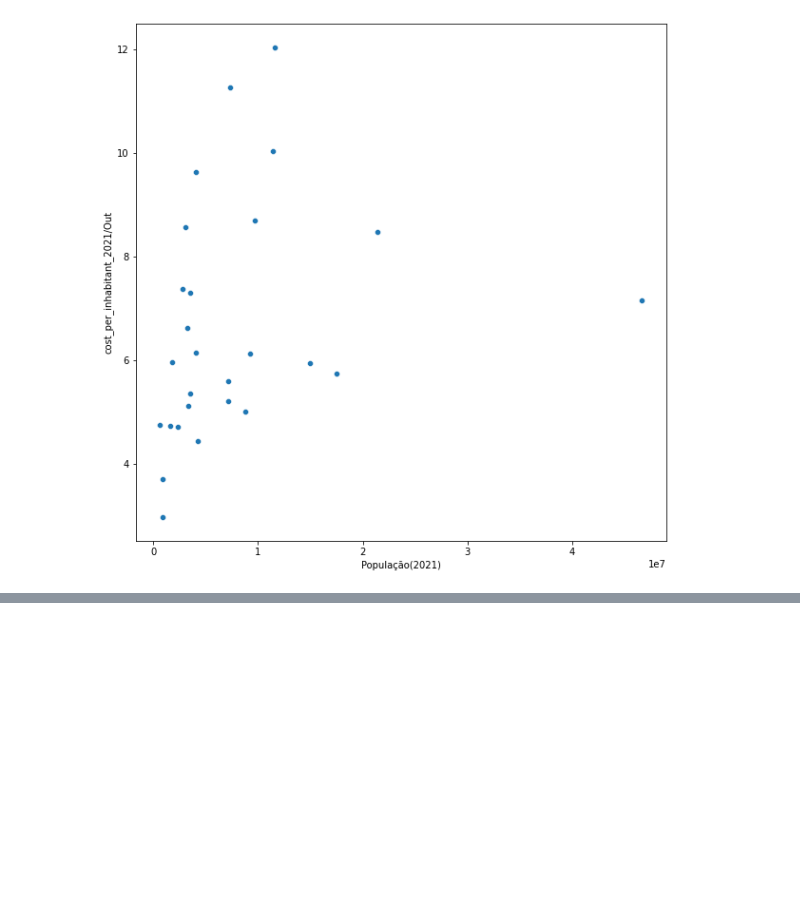
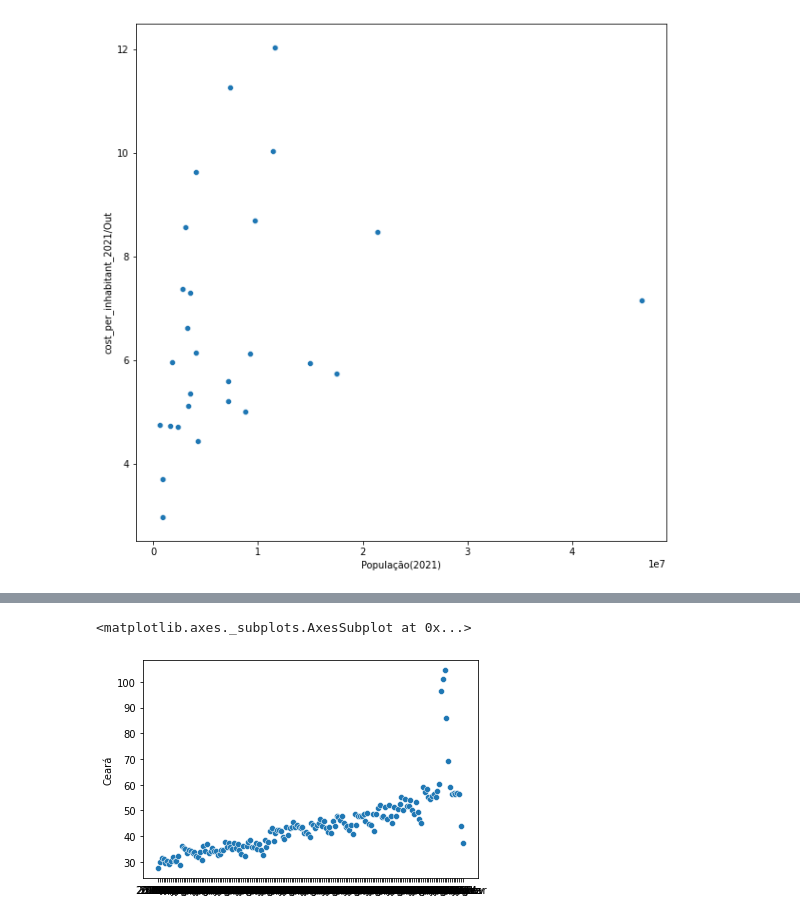
Before and after one commit to paulo-lins/EDA_datasus, a Jupyter notebook: EDA_tabnet.ipynb, the cells around one changed output, grey strips where cells are left out. Saved outputs shown, nothing was run; the diff lists cells and outputs as text; code cells hidden in the pictures; blank space fills up the shorter version.

```diff
--- a/EDA_tabnet.ipynb
+++ b/EDA_tabnet.ipynb
@@ -1113,0 +1133,4 @@ sns.scatterplot(data=spending_and_recent_population, x='População(2021)', y='c
+# %%
+# Using transpose 'T'
+monthly = sort_total1.T
+monthly
@@ -1113,0 +1151,5 @@ sns.scatterplot(data=spending_and_recent_population, x='População(2021)', y='c
+# %%
+sns.scatterplot(data=monthly, x=monthly.index, y='Ceará')
+# %% [output]
+<matplotlib.axes._subplots.AxesSubplot at 0x...>
+[figure, added]
```
Also changed, not shown: parts of 18 cells of this notebook.
